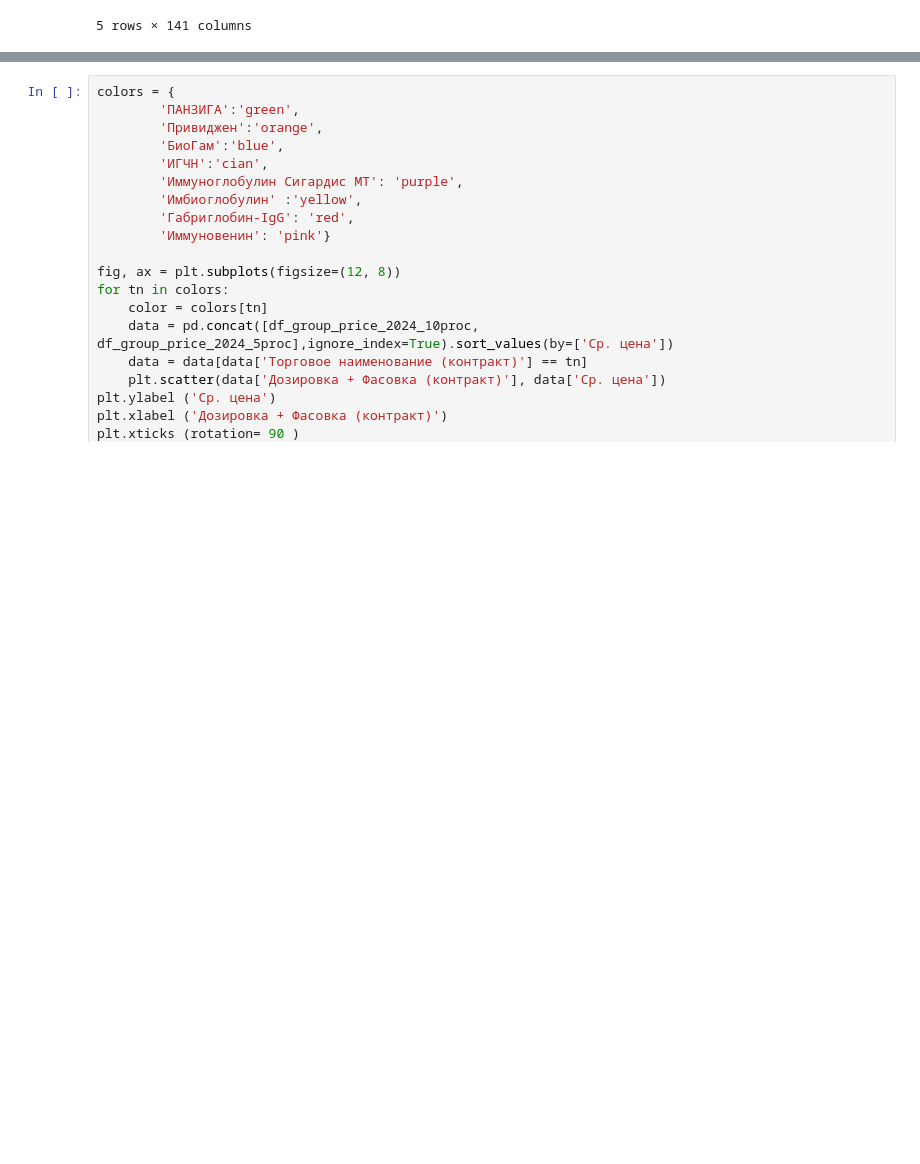
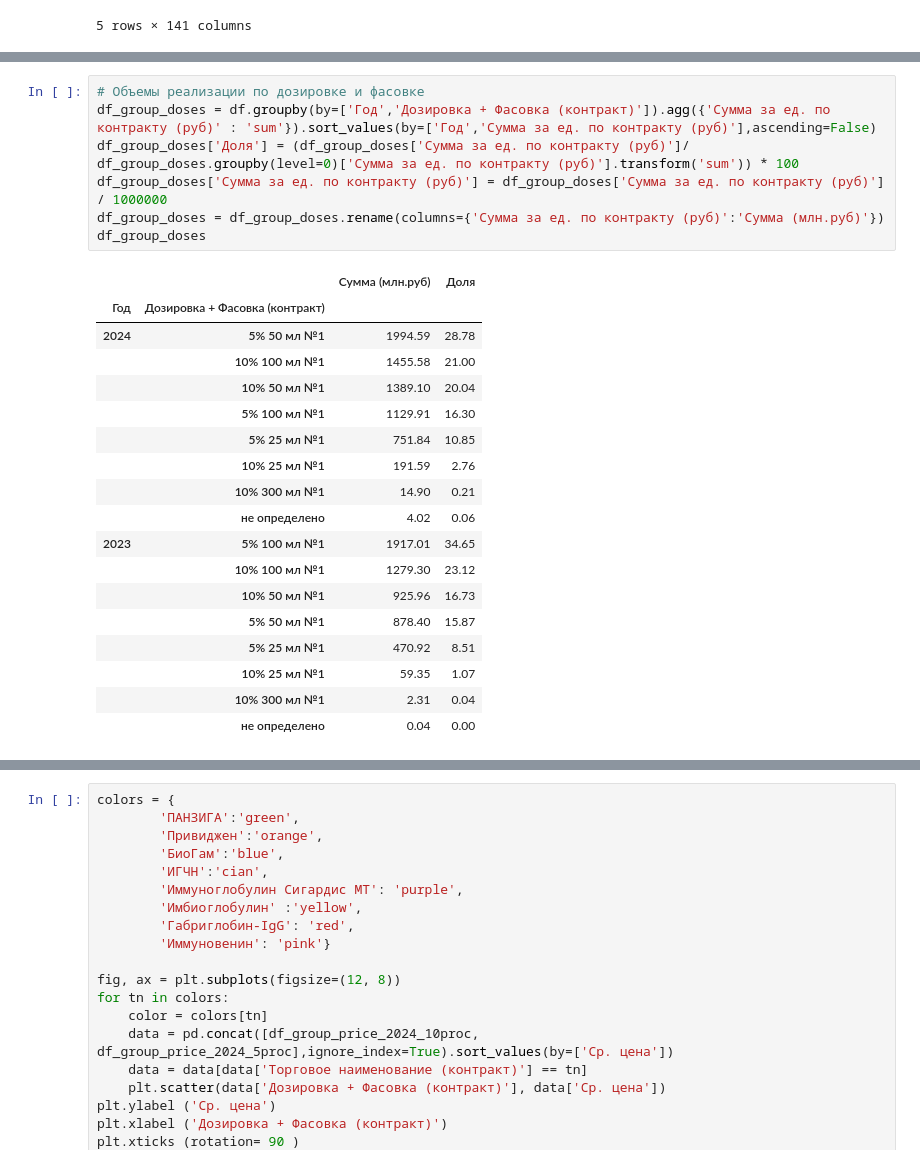
Before and after one commit to ValentinSU/main, a Jupyter notebook: Headway/Immunogolobulin 2023-2024.ipynb, the cells around one changed output, grey strips where cells are left out. Drawn from its saved outputs; the diff is of its cells as text; blank space fills up the shorter version.

```diff
--- a/Headway/Immunogolobulin 2023-2024.ipynb
+++ b/Headway/Immunogolobulin 2023-2024.ipynb
@@ -639,0 +359,26 @@ plt.show()
+# %%
+# Объемы реализации по дозировке и фасовке
+df_group_doses = df.groupby(by=['Год','Дозировка + Фасовка (контракт)']).agg({'Сумма за ед. по контракту (руб)' : 'sum'}).sort_values(by=['Год','Сумма за ед. по контракту (руб)'],ascending=False)
+df_group_doses['Доля'] = (df_group_doses['Сумма за ед. по контракту (руб)']/  df_group_doses.groupby(level=0)['Сумма за ед. по контракту (руб)'].transform('sum')) * 100
+df_group_doses['Сумма за ед. по контракту (руб)'] = df_group_doses['Сумма за ед. по контракту (руб)'] / 1000000
+df_group_doses = df_group_doses.rename(columns={'Сумма за ед. по контракту (руб)':'Сумма (млн.руб)'})
+df_group_doses
+# %% [output]
+|  |  | Сумма (млн.руб) | Доля |
+| Год | Дозировка + Фасовка (контракт) |  |  |
+| 2024 | 5% 50 мл №1 | 1994.59 | 28.78 |
+|  | 10% 100 мл №1 | 1455.58 | 21.00 |
+|  | 10% 50 мл №1 | 1389.10 | 20.04 |
+|  | 5% 100 мл №1 | 1129.91 | 16.30 |
+|  | 5% 25 мл №1 | 751.84 | 10.85 |
+|  | 10% 25 мл №1 | 191.59 | 2.76 |
+|  | 10% 300 мл №1 | 14.90 | 0.21 |
+|  | не определено | 4.02 | 0.06 |
+| 2023 | 5% 100 мл №1 | 1917.01 | 34.65 |
+|  | 10% 100 мл №1 | 1279.30 | 23.12 |
+|  | 10% 50 мл №1 | 925.96 | 16.73 |
+|  | 5% 50 мл №1 | 878.40 | 15.87 |
+|  | 5% 25 мл №1 | 470.92 | 8.51 |
+|  | 10% 25 мл №1 | 59.35 | 1.07 |
+|  | 10% 300 мл №1 | 2.31 | 0.04 |
+|  | не определено | 0.04 | 0.00 |
```
Also changed, not shown: parts of 62 cells of this notebook.
